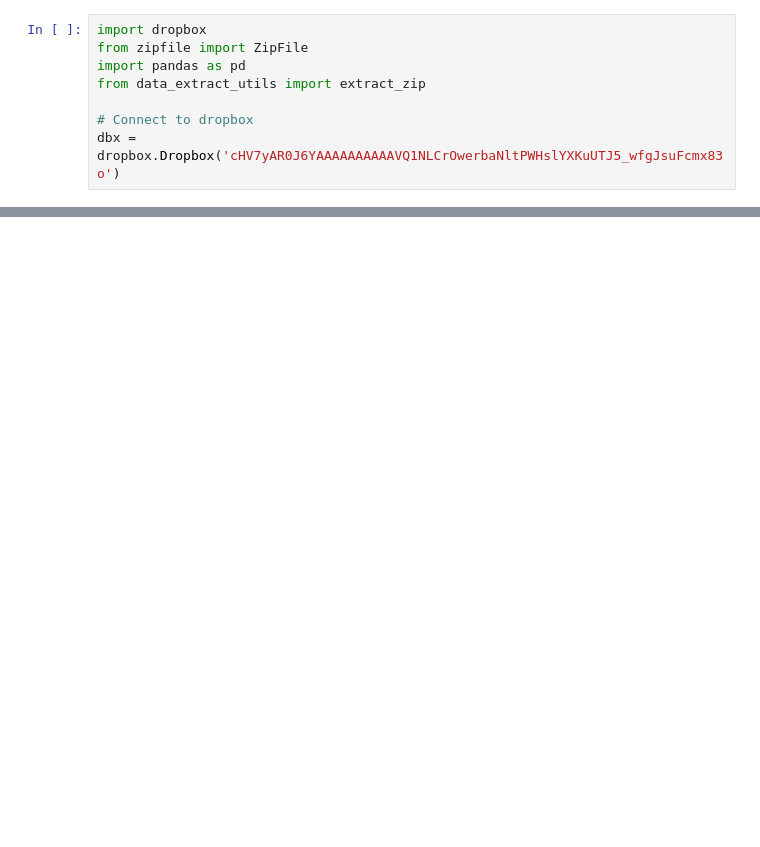
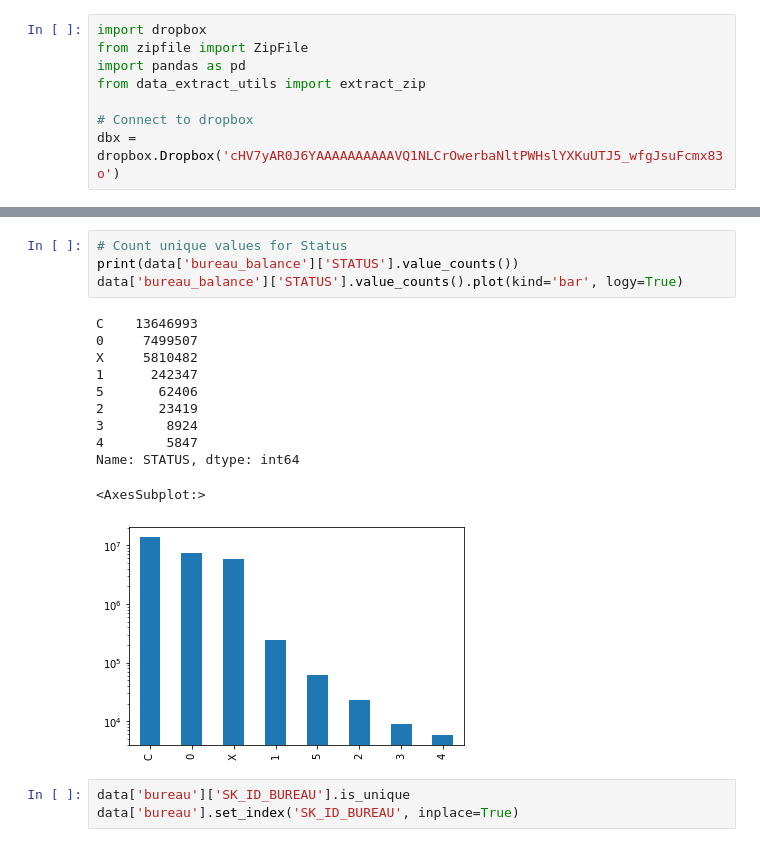
Before and after one commit to DSEI21000-S21/project-home-credit, a Jupyter notebook: experiments/amauris/home-credit.ipynb, the cells around one changed output, grey strips where cells are left out. Drawn from its saved outputs; the diff is of its cells as text; blank space fills up the shorter version.

```diff
--- a/experiments/amauris/home-credit.ipynb
+++ b/experiments/amauris/home-credit.ipynb
@@ -37,0 +152,19 @@ data['credit_card_balance'].head()
+# %%
+# Count unique values for Status
+print(data['bureau_balance']['STATUS'].value_counts())
+data['bureau_balance']['STATUS'].value_counts().plot(kind='bar', logy=True)
+# %% [output]
+C    13646993
+0     7499507
+X     5810482
+1      242347
+5       62406
+2       23419
+3        8924
+4        5847
+Name: STATUS, dtype: int64
+<AxesSubplot:>
+[figure, added]
+# %%
+data['bureau']['SK_ID_BUREAU'].is_unique
+data['bureau'].set_index('SK_ID_BUREAU', inplace=True)
```
Also changed, not shown: parts of 14 cells of this notebook.
